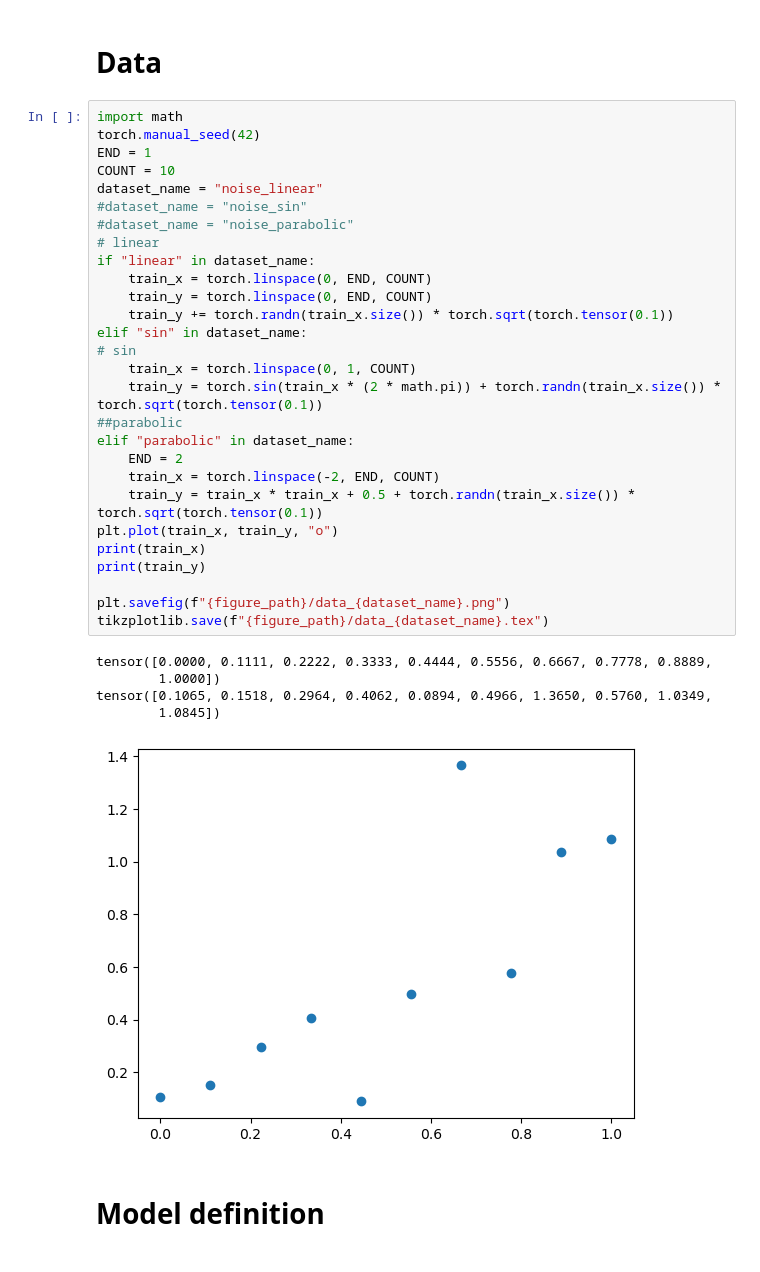
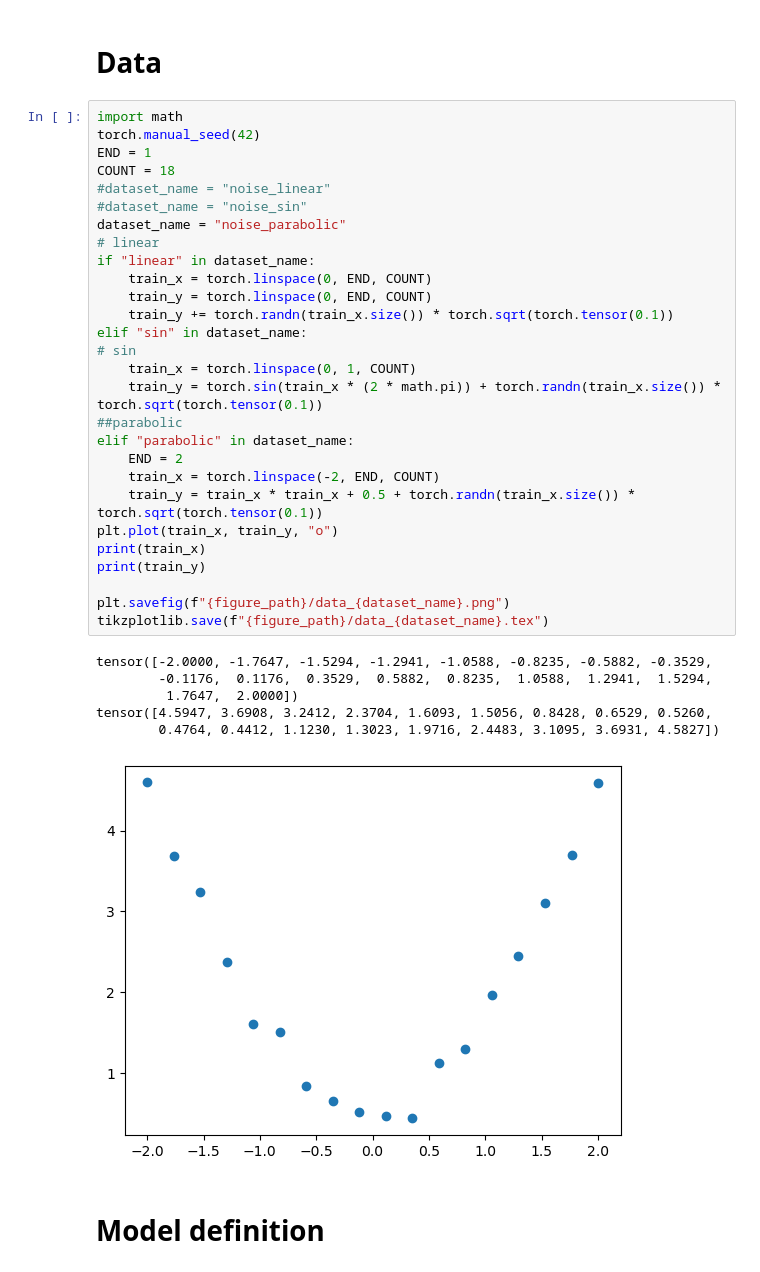
Before and after one commit to ABesginow/LaplaceKernelSearch, a Jupyter notebook: exploration_tests/grad_sem_test.ipynb, the cells around one changed output. Cells and saved outputs as stored; diff of their text form.

```diff
--- a/exploration_tests/grad_sem_test.ipynb
+++ b/exploration_tests/grad_sem_test.ipynb
@@ -176,37 +179,38 @@ figure_path = "grad_figures"
 # %%
 import math
 torch.manual_seed(42)
 END = 1
-COUNT = 10
-dataset_name = "noise_linear"
+COUNT = 18
+#dataset_name = "noise_linear"
 #dataset_name = "noise_sin"
-#dataset_name = "noise_parabolic"
+dataset_name = "noise_parabolic"
 # linear
 if "linear" in dataset_name:
     train_x = torch.linspace(0, END, COUNT)
     train_y = torch.linspace(0, END, COUNT)
     train_y += torch.randn(train_x.size()) * torch.sqrt(torch.tensor(0.1))
 elif "sin" in dataset_name:
 # sin
     train_x = torch.linspace(0, 1, COUNT)
     train_y = torch.sin(train_x * (2 * math.pi)) + torch.randn(train_x.size()) * torch.sqrt(torch.tensor(0.1))
 ##parabolic
 elif "parabolic" in dataset_name:
     END = 2
     train_x = torch.linspace(-2, END, COUNT)
     train_y = train_x * train_x + 0.5 + torch.randn(train_x.size()) * torch.sqrt(torch.tensor(0.1))
 plt.plot(train_x, train_y, "o")
 print(train_x)
 print(train_y)
 
 plt.savefig(f"{figure_path}/data_{dataset_name}.png")
 tikzplotlib.save(f"{figure_path}/data_{dataset_name}.tex")
 # %% [output]
-tensor([0.0000, 0.1111, 0.2222, 0.3333, 0.4444, 0.5556, 0.6667, 0.7778, 0.8889,
-        1.0000])
-tensor([0.1065, 0.1518, 0.2964, 0.4062, 0.0894, 0.4966, 1.3650, 0.5760, 1.0349,
-        1.0845])
+tensor([-2.0000, -1.7647, -1.5294, -1.2941, -1.0588, -0.8235, -0.5882, -0.3529,
+        -0.1176,  0.1176,  0.3529,  0.5882,  0.8235,  1.0588,  1.2941,  1.5294,
+         1.7647,  2.0000])
+tensor([4.5947, 3.6908, 3.2412, 2.3704, 1.6093, 1.5056, 0.8428, 0.6529, 0.5260,
+        0.4764, 0.4412, 1.1230, 1.3023, 1.9716, 2.4483, 3.1095, 3.6931, 4.5827])
-[figure, old version]
+[figure, new version]
 # %% [markdown]
 # Model definition
 # %%
```
Also changed, not shown: parts of 18 cells of this notebook, 1 other file.
